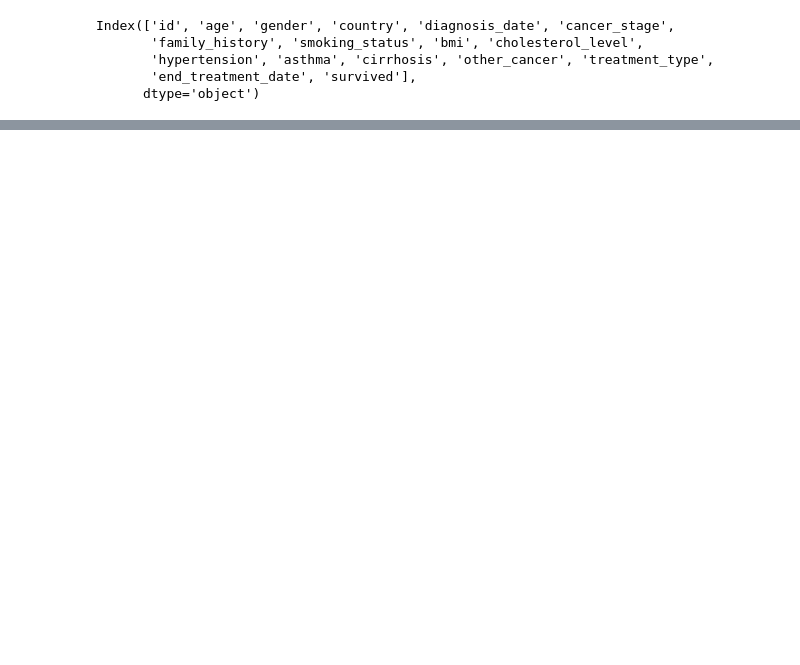
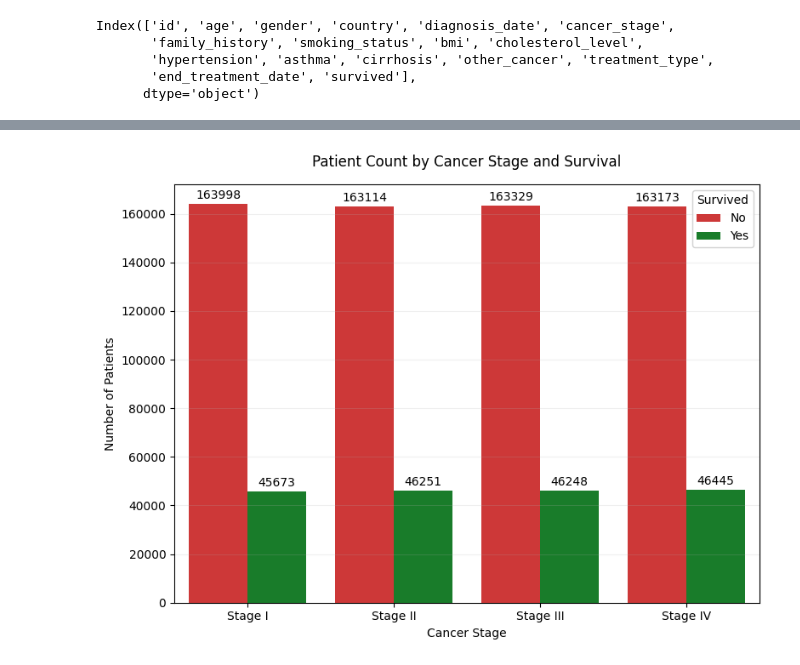
Before and after one commit to jacobszc/CSE487, a Jupyter notebook: Assignment1.ipynb, the cells around one changed output, grey strips where cells are left out. Cells and saved outputs as stored; diff of their text form; code cells hidden in the pictures; blank space fills up the shorter version.

```diff
--- a/Assignment1.ipynb
+++ b/Assignment1.ipynb
@@ -137,0 +138,24 @@ plt.show()
+# %%
+plt.figure(figsize=(8,6))
+ax = sns.countplot(
+    data=dataset,
+    x='cancer_stage',
+    hue='survived',
+    palette={0: "#e61f1f", 1: "#088d1f"},
+    order=['Stage I', 'Stage II', 'Stage III', 'Stage IV']
+)
+
+# Add count numbers on bars
+for container in ax.containers:
+    ax.bar_label(container, fmt='%d', padding=2)
+
+plt.title('Patient Count by Cancer Stage and Survival', pad=15)
+plt.xlabel('Cancer Stage')
+plt.ylabel('Number of Patients')
+plt.legend(title='Survived', labels=['No', 'Yes'], framealpha=0.9)
+
+plt.grid(axis='y', alpha=0.2)
+plt.tight_layout()
+plt.show()
+# %% [output]
+[figure, added]
```
Also changed, not shown: parts of 4 cells of this notebook.
